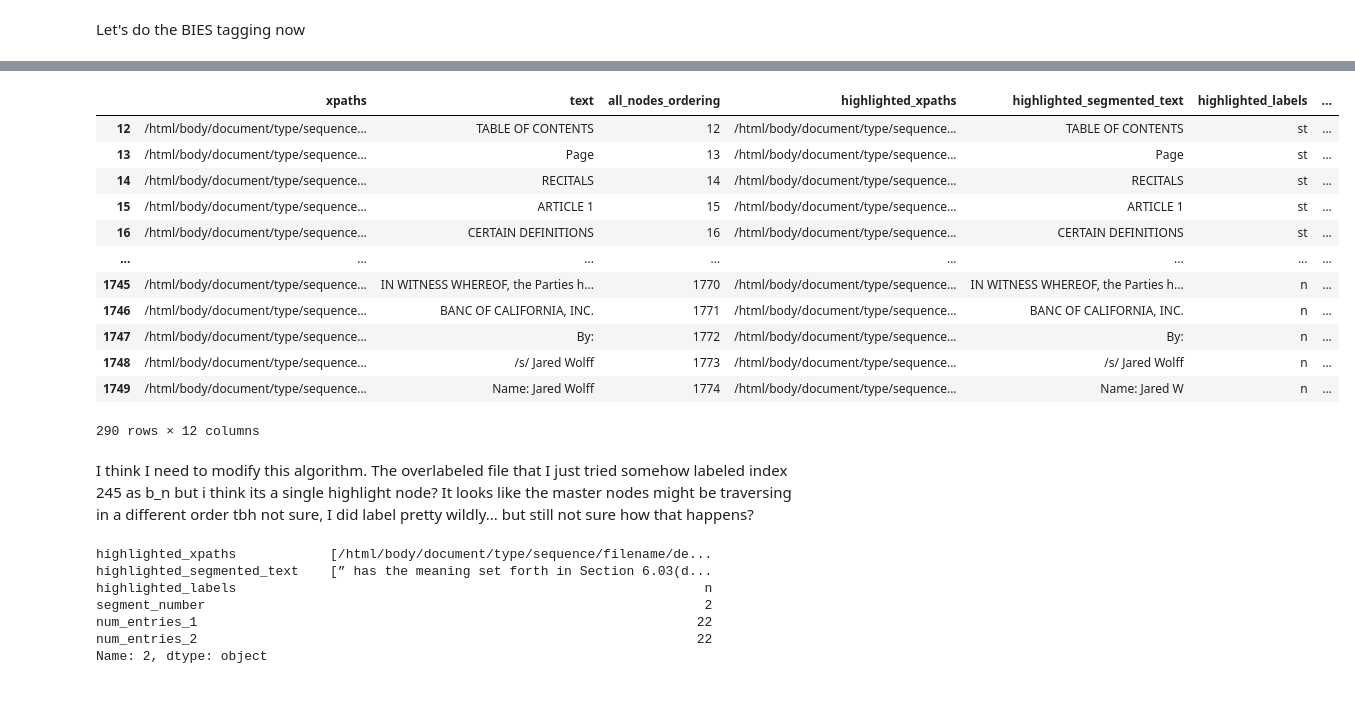
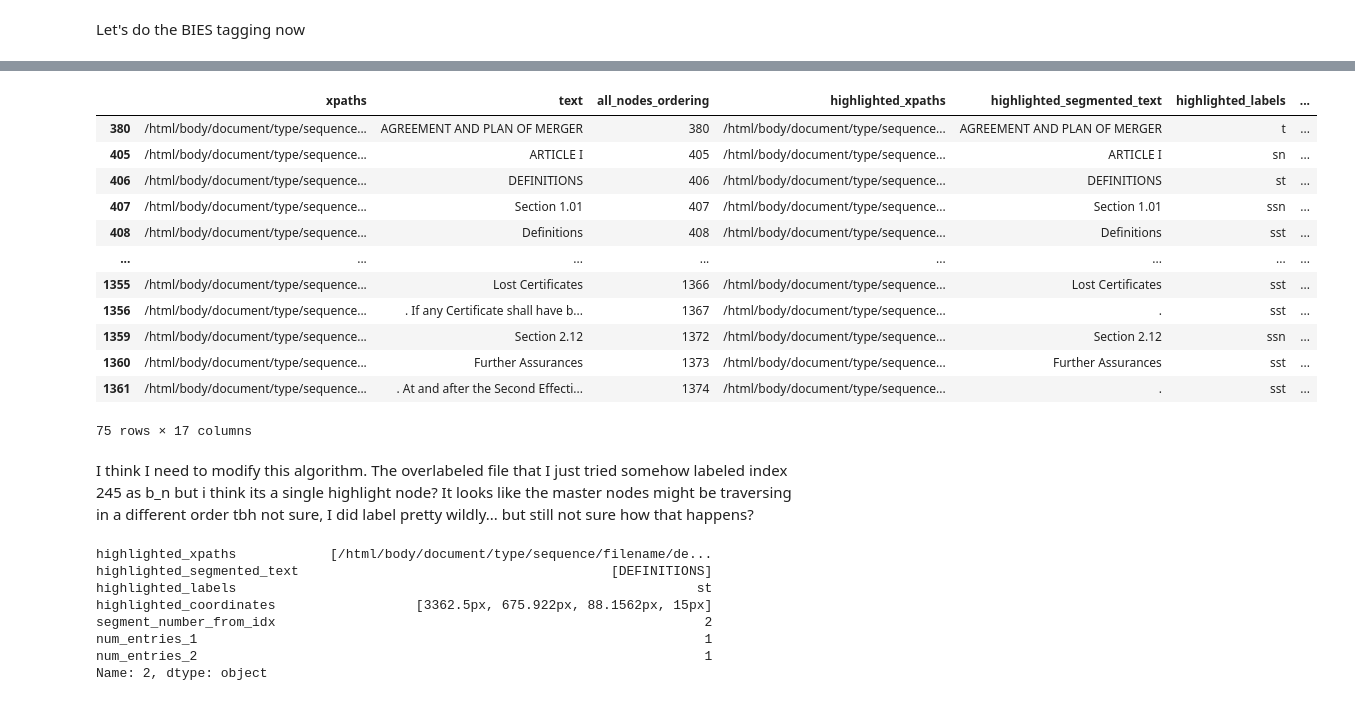
Before and after one commit to pranabislam/contract_labeler, a Jupyter notebook: postprocess_contract_v4.ipynb, the cells around one changed output, grey strips where cells are left out. Drawn from its saved outputs; the diff is of its cells as text; code cells hidden in the pictures.

```diff
--- a/postprocess_contract_v4.ipynb
+++ b/postprocess_contract_v4.ipynb
@@ -4,8 +4,8 @@ import pandas as pd
 import ast
 import math
 # %%
-all_nodes_path = "C:/Users/islam/Downloads/all_contract_text.json"
-highlighted_nodes_path = "C:/Users/islam/Downloads/contract_saved.json"
+all_nodes_path = "/Users/rohith/Downloads/all_contract_text.json"
+highlighted_nodes_path = "/Users/rohith/Downloads/contract_saved.json"
 with open(all_nodes_path, encoding='UTF-8') as f:
     all_nodes_data = json.load(f)
 with open(highlighted_nodes_path, encoding='UTF-8') as f:
@@ -70,3 +50,5 @@ exploded_highlight_df
+# %%
+exploded_highlight_df = exploded_highlight_df[exploded_highlight_df['highlighted_xpaths'] != 'DELETED'].dropna()
 # %%
 exploded_highlight_df['top'] = exploded_highlight_df['highlighted_coordinates'].apply(lambda x: float(x[0][:-2]))
 exploded_highlight_df['left'] = exploded_highlight_df['highlighted_coordinates'].apply(lambda x: float(x[1][:-2]))
@@ -192,7 +200,7 @@ def assert_node_ordering_for_merged_table(merged: pd.DataFrame) -> pd.DataFrame:
 
     return merged, drop_indices
 # %%
-merged, drop_indices = assert_node_ordering_for_merged_table(merged)
-merged
+merged_ordered, drop_indices = assert_node_ordering_for_merged_table(merged)
+merged_ordered
 # %% [output]
 |  | xpaths | text | all_nodes_ordering | highlighted_xpaths | highlighted_segmented_text | highlighted_labels | ... |
@@ -322,0 +325,3 @@ merged
+# %%
+merged_tagged = tag_bies_for_highlights(merged_ordered)
+merged_tagged
@@ -323,17 +342,17 @@ merged
 # %%
-merged[merged['is_outside'] < 1]
+merged_tagged[merged_tagged['is_outside'] < 1]
 # %% [output]
 |  | xpaths | text | all_nodes_ordering | highlighted_xpaths | highlighted_segmented_text | highlighted_labels | ... |
-| 12 | /html/body/document/type/sequence... | TABLE OF CONTENTS | 12 | /html/body/document/type/sequence... | TABLE OF CONTENTS | st | ... |
-| 13 | /html/body/document/type/sequence... | Page | 13 | /html/body/document/type/sequence... | Page | st | ... |
-| 14 | /html/body/document/type/sequence... | RECITALS | 14 | /html/body/document/type/sequence... | RECITALS | st | ... |
-| 15 | /html/body/document/type/sequence... | ARTICLE 1 | 15 | /html/body/document/type/sequence... | ARTICLE 1 | st | ... |
-| 16 | /html/body/document/type/sequence... | CERTAIN DEFINITIONS | 16 | /html/body/document/type/sequence... | CERTAIN DEFINITIONS | st | ... |
+| 380 | /html/body/document/type/sequence... | AGREEMENT AND PLAN OF MERGER | 380 | /html/body/document/type/sequence... | AGREEMENT AND PLAN OF MERGER | t | ... |
+| 405 | /html/body/document/type/sequence... | ARTICLE I | 405 | /html/body/document/type/sequence... | ARTICLE I | sn | ... |
+| 406 | /html/body/document/type/sequence... | DEFINITIONS | 406 | /html/body/document/type/sequence... | DEFINITIONS | st | ... |
+| 407 | /html/body/document/type/sequence... | Section 1.01 | 407 | /html/body/document/type/sequence... | Section 1.01 | ssn | ... |
+| 408 | /html/body/document/type/sequence... | Definitions | 408 | /html/body/document/type/sequence... | Definitions | sst | ... |
 | ... | ... | ... | ... | ... | ... | ... | ... |
-| 1745 | /html/body/document/type/sequence... | IN WITNESS WHEREOF, the Parties h... | 1770 | /html/body/document/type/sequence... | IN WITNESS WHEREOF, the Parties h... | n | ... |
-| 1746 | /html/body/document/type/sequence... | BANC OF CALIFORNIA, INC. | 1771 | /html/body/document/type/sequence... | BANC OF CALIFORNIA, INC. | n | ... |
-| 1747 | /html/body/document/type/sequence... | By: | 1772 | /html/body/document/type/sequence... | By: | n | ... |
-| 1748 | /html/body/document/type/sequence... | /s/ Jared Wolff | 1773 | /html/body/document/type/sequence... | /s/ Jared Wolff | n | ... |
-| 1749 | /html/body/document/type/sequence... | Name: Jared Wolff | 1774 | /html/body/document/type/sequence... | Name: Jared W | n | ... |
+| 1355 | /html/body/document/type/sequence... | Lost Certificates | 1366 | /html/body/document/type/sequence... | Lost Certificates | sst | ... |
+| 1356 | /html/body/document/type/sequence... | . If any Certificate shall have b... | 1367 | /html/body/document/type/sequence... | . | sst | ... |
+| 1359 | /html/body/document/type/sequence... | Section 2.12 | 1372 | /html/body/document/type/sequence... | Section 2.12 | ssn | ... |
+| 1360 | /html/body/document/type/sequence... | Further Assurances | 1373 | /html/body/document/type/sequence... | Further Assurances | sst | ... |
+| 1361 | /html/body/document/type/sequence... | . At and after the Second Effecti... | 1374 | /html/body/document/type/sequence... | . | sst | ... |
-290 rows × 12 columns
+75 rows × 17 columns
 # %%
@@ -344,11 +363,12 @@ I think I need to modify this algorithm. The overlabeled file that I just tried
 highlighted_df.iloc[2]
 # %% [output]
 highlighted_xpaths            [/html/body/document/type/sequence/filename/de...
-highlighted_segmented_text    [” has the meaning set forth in Section 6.03(d...
-highlighted_labels                                                            n
-segment_number                                                                2
-num_entries_1                                                                22
-num_entries_2                                                                22
+highlighted_segmented_text                                        [DEFINITIONS]
+highlighted_labels                                                           st
+highlighted_coordinates                  [3362.5px, 675.922px, 88.1562px, 15px]
+segment_number_from_idx                                                       2
+num_entries_1                                                                 1
+num_entries_2                                                                 1
 Name: 2, dtype: object
 # %%
 highlighted_df.iloc[2]['highlighted_xpaths']
```
Also changed, not shown: parts of 25 cells of this notebook, 1 other file.
